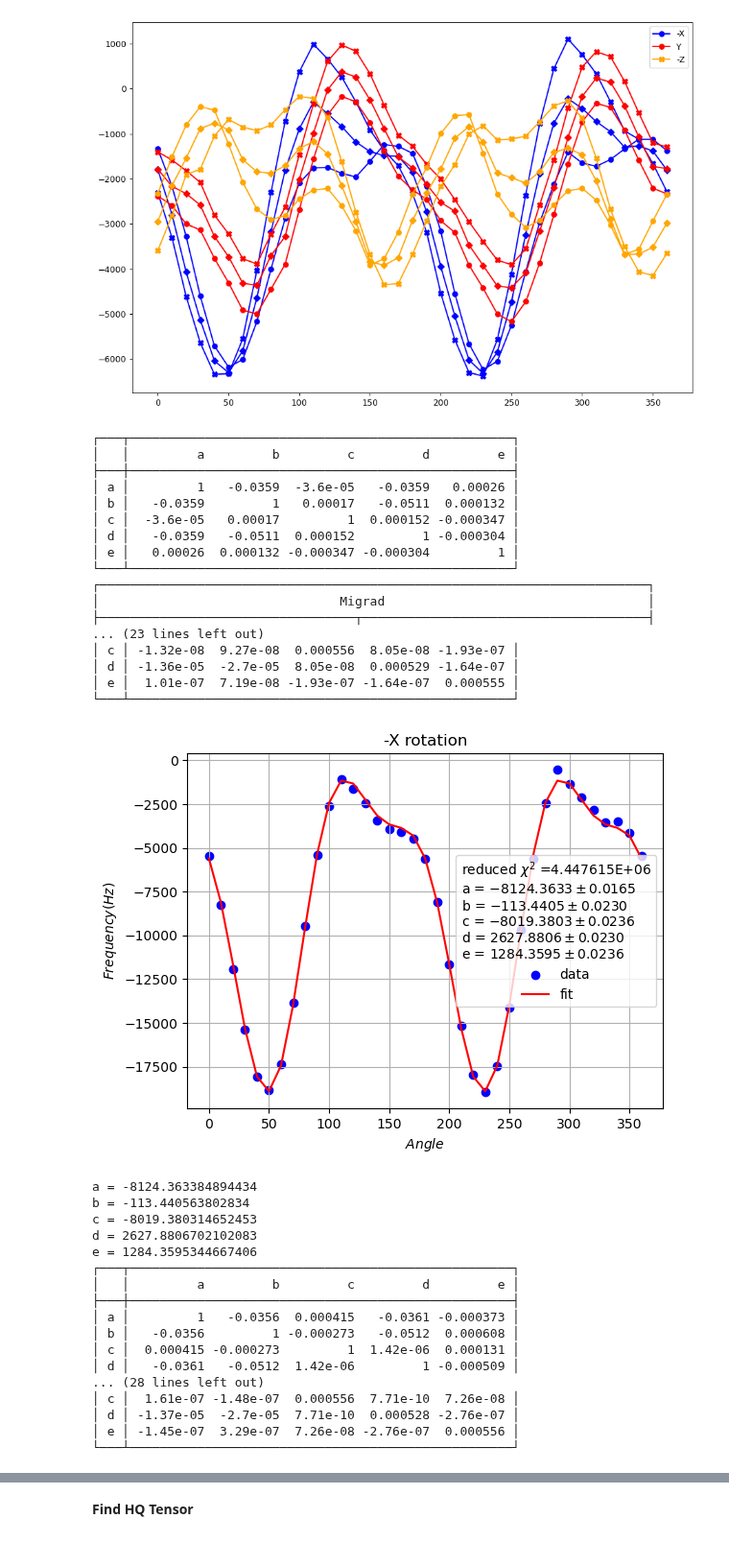
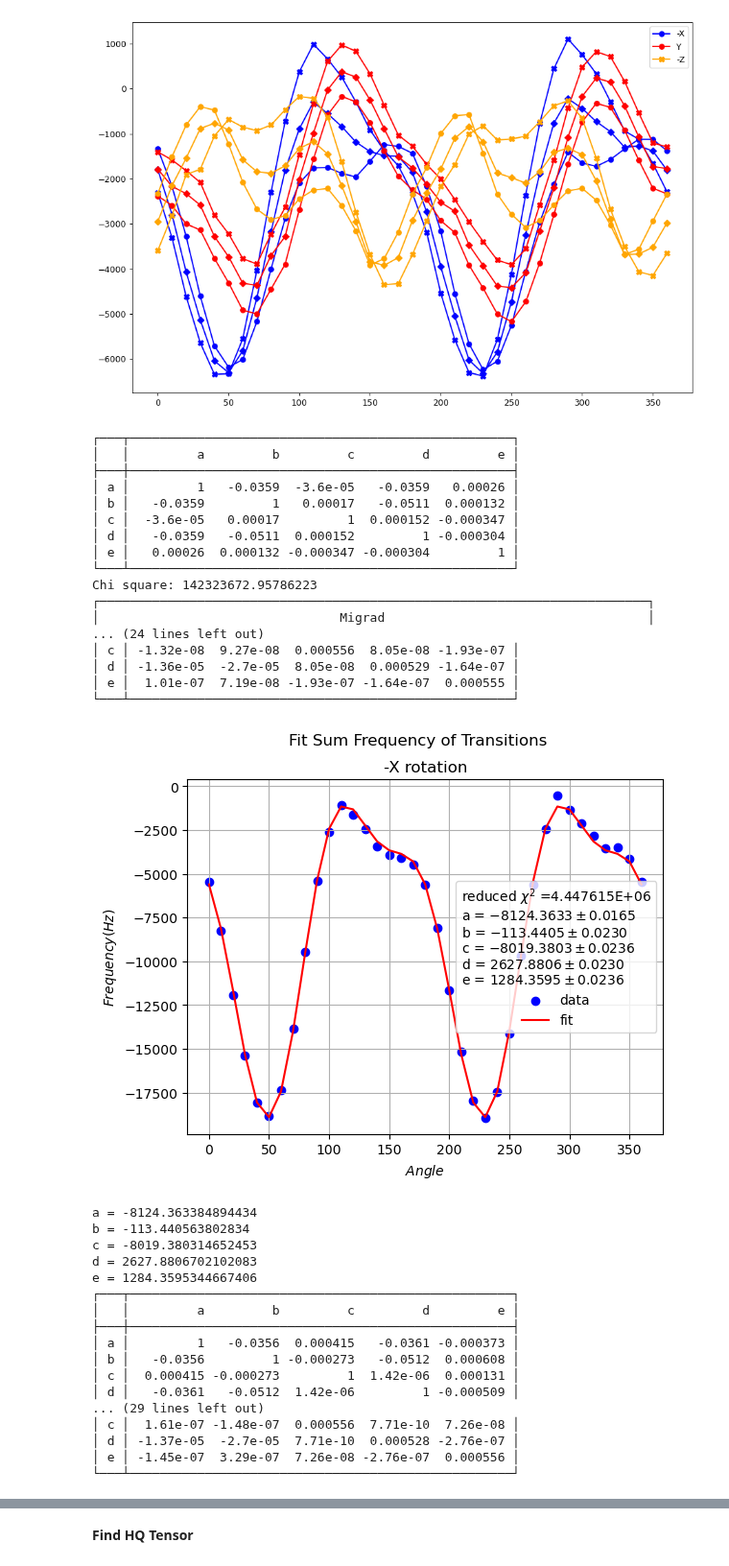
Before and after one commit to AstrobioShiva/Script_project, a Jupyter notebook: NMR_analysis/fitting_(+)HQipc2B_cluster1.ipynb, the cells around one changed output, grey strips where cells are left out. Shown at 96% size. Cells and saved outputs as stored; diff of their text form; code cells hidden in the pictures.

```diff
--- a/NMR_analysis/fitting_(+)HQipc2B_cluster1.ipynb
+++ b/NMR_analysis/fitting_(+)HQipc2B_cluster1.ipynb
@@ -27,6 +27,7 @@ for i in range(3):
     plt.plot(df[i].Angle, df[i].Cluster1Peak0, label = 'Peak1')
     plt.plot(df[i].Angle, df[i].Cluster1Peak1, label = 'Peak2')
     plt.plot(df[i].Angle, df[i].Cluster1Peak2, label = 'Peak3')
+    plt.suptitle('Raw Data')
     plt.title(titles[i])
     plt.legend()
     plt.show()
@@ -88,41 +89,43 @@ for i in range(3):
 
     corr_mat = (m_s[i].covariance.correlation())
     print(corr_mat)
+    print('Chi square:', m_s[i].fval)
     print(m_s[i].migrad())
     # plt.imshow(corr_mat, cmap='coolwarm')
 
     # draw data and fitted line
     plt.scatter(df[i].Angle, freq_sum[i], label="data", color = 'blue')
     plt.plot(df[i].Angle, fourier5(df[i].Angle, *m_s[i].values), label="fit", color = 'red')
     plt.xlabel(r'$Angle$')
     plt.ylabel(r'$Frequency (Hz)$')
-    # plt.title(titles[i] +'\n'r'$Fitting\ of\ H^1_{CSA} = A + B(cos2\theta )+ C(sin2\theta)$')
+    # Titles
+    plt.suptitle('Fit Sum Frequency of Transitions')
     plt.title(titles[i])
     plt.legend(title="\n".join(fit_info))
     plt.grid()
     plt.show()
 
     for key, value in zip(m_s[i].parameters, m_s[i].values):
         print(f"{key} = {value}")
 # %% [output]
 ┌───┬───────────────────────────────────────────────────┐
 │   │         a         b         c         d         e │
 ├───┼───────────────────────────────────────────────────┤
 │ a │         1   -0.0359  -3.6e-05   -0.0359   0.00026 │
 │ b │   -0.0359         1   0.00017   -0.0511  0.000132 │
 │ c │  -3.6e-05   0.00017         1  0.000152 -0.000347 │
 │ d │   -0.0359   -0.0511  0.000152         1 -0.000304 │
 │ e │   0.00026  0.000132 -0.000347 -0.000304         1 │
 └───┴───────────────────────────────────────────────────┘
+Chi square: 142323672.95786223
 ┌─────────────────────────────────────────────────────────────────────────┐
 │                                Migrad                                   │
-├──────────────────────────────────┬──────────────────────────────────────┤
-... (23 lines left out)
+... (24 lines left out)
 │ c │ -1.32e-08  9.27e-08  0.000556  8.05e-08 -1.93e-07 │
 │ d │ -1.36e-05  -2.7e-05  8.05e-08  0.000529 -1.64e-07 │
 │ e │  1.01e-07  7.19e-08 -1.93e-07 -1.64e-07  0.000555 │
 └───┴───────────────────────────────────────────────────┘
-[figure, old version]
+[figure, new version]
 a = -8124.363384894434
 b = -113.440563802834
 c = -8019.380314652453
@@ -135,7 +138,7 @@ e = 1284.3595344667406
 │ b │   -0.0356         1 -0.000273   -0.0512  0.000608 │
 │ c │  0.000415 -0.000273         1  1.42e-06  0.000131 │
 │ d │   -0.0361   -0.0512  1.42e-06         1 -0.000509 │
-... (28 lines left out)
+... (29 lines left out)
 │ c │  1.61e-07 -1.48e-07  0.000556  7.71e-10  7.26e-08 │
 │ d │ -1.37e-05  -2.7e-05  7.71e-10  0.000528 -2.76e-07 │
 │ e │ -1.45e-07  3.29e-07  7.26e-08 -2.76e-07  0.000556 │
```
Also changed, not shown: parts of 4 cells of this notebook, 3 other files.
